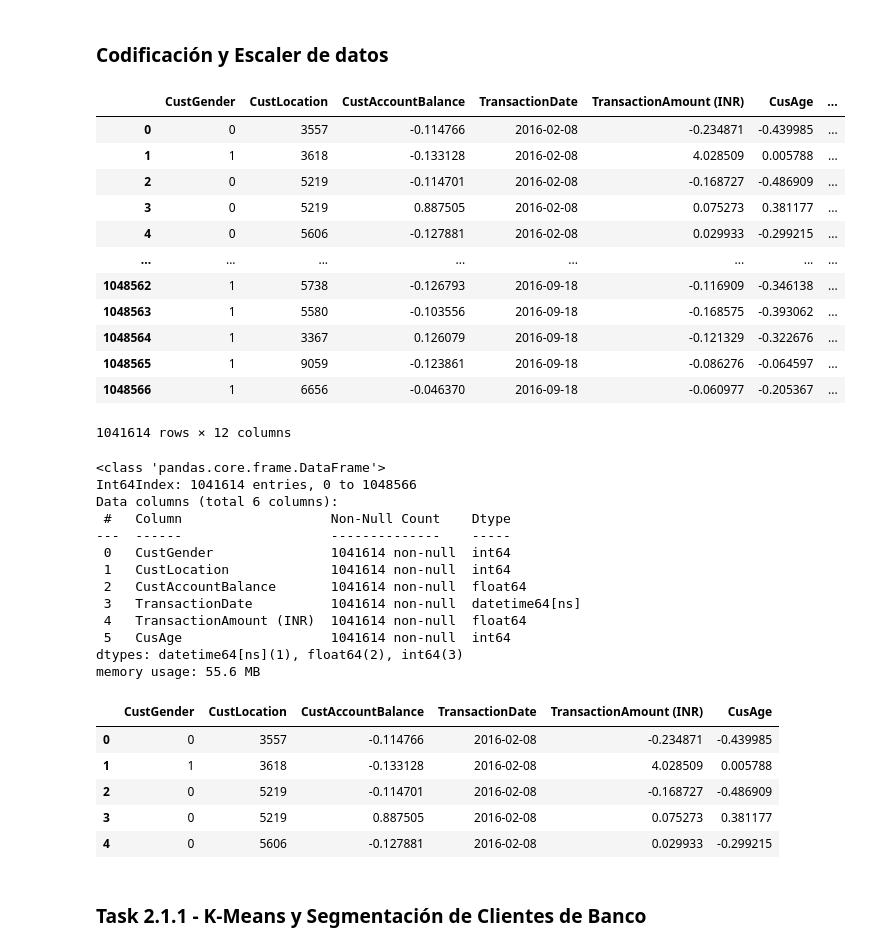
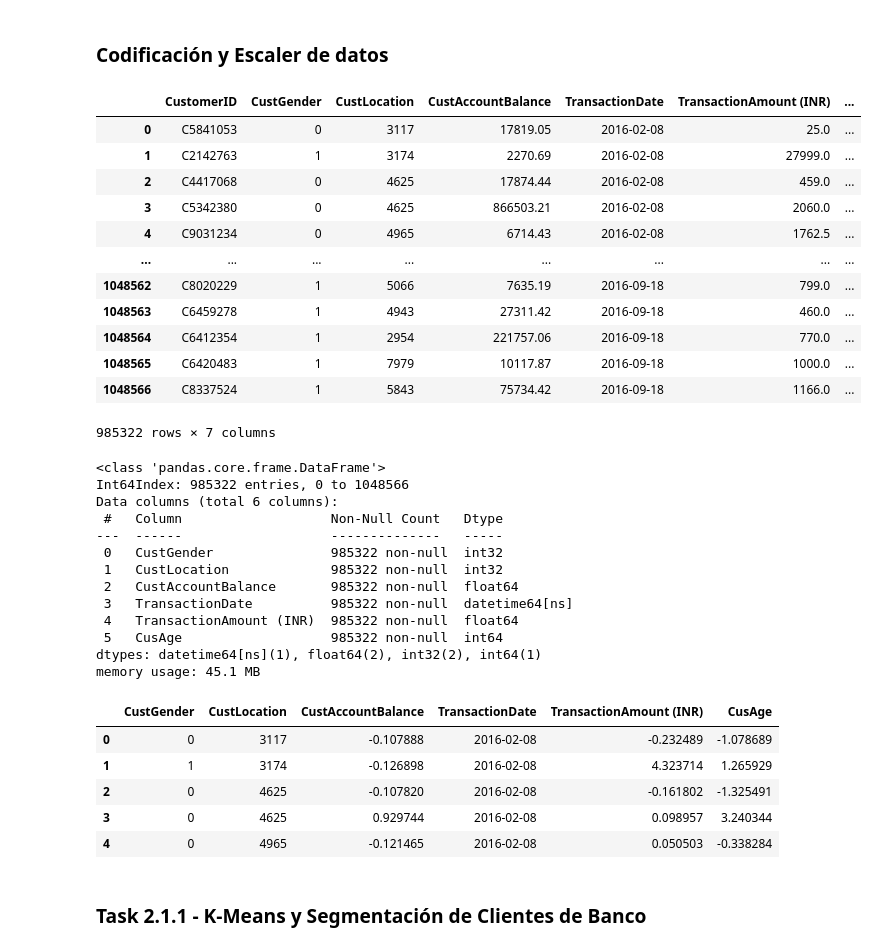
Before and after one commit to DanielMorales1103/Lab4-IA, a Jupyter notebook: lab4.ipynb, the cells around one changed output. Drawn from its saved outputs; the diff is of its cells as text; code cells hidden in the pictures.

```diff
--- a/lab4.ipynb
+++ b/lab4.ipynb
@@ -202,44 +202,44 @@ plt.show()
 # %%
 from sklearn.preprocessing import LabelEncoder
 
 # Columnas no útiles para el análisis
-# df1.drop(columns=['TransactionID', 'CustomerDOB', 'TransactionTime'], axis=1, inplace=True)
+df1.drop(columns=['TransactionID', 'CustomerDOB', 'TransactionTime'], axis=1, inplace=True)
 
 encoder = LabelEncoder()
 df1['CustGender'] = encoder.fit_transform(df['CustGender'])
 df1['CustLocation'] = encoder.fit_transform(df['CustLocation'])
 df1
 # %% [output]
-|  | CustGender | CustLocation | CustAccountBalance | TransactionDate | TransactionAmount (INR) | CusAge | ... |
-| 0 | 0 | 3557 | -0.114766 | 2016-02-08 | -0.234871 | -0.439985 | ... |
-| 1 | 1 | 3618 | -0.133128 | 2016-02-08 | 4.028509 | 0.005788 | ... |
-| 2 | 0 | 5219 | -0.114701 | 2016-02-08 | -0.168727 | -0.486909 | ... |
-| 3 | 0 | 5219 | 0.887505 | 2016-02-08 | 0.075273 | 0.381177 | ... |
-| 4 | 0 | 5606 | -0.127881 | 2016-02-08 | 0.029933 | -0.299215 | ... |
+|  | CustomerID | CustGender | CustLocation | CustAccountBalance | TransactionDate | TransactionAmount (INR) | ... |
+| 0 | C5841053 | 0 | 3117 | 17819.05 | 2016-02-08 | 25.0 | ... |
+| 1 | C2142763 | 1 | 3174 | 2270.69 | 2016-02-08 | 27999.0 | ... |
+| 2 | C4417068 | 0 | 4625 | 17874.44 | 2016-02-08 | 459.0 | ... |
+| 3 | C5342380 | 0 | 4625 | 866503.21 | 2016-02-08 | 2060.0 | ... |
+| 4 | C9031234 | 0 | 4965 | 6714.43 | 2016-02-08 | 1762.5 | ... |
 | ... | ... | ... | ... | ... | ... | ... | ... |
-| 1048562 | 1 | 5738 | -0.126793 | 2016-09-18 | -0.116909 | -0.346138 | ... |
-| 1048563 | 1 | 5580 | -0.103556 | 2016-09-18 | -0.168575 | -0.393062 | ... |
-| 1048564 | 1 | 3367 | 0.126079 | 2016-09-18 | -0.121329 | -0.322676 | ... |
-| 1048565 | 1 | 9059 | -0.123861 | 2016-09-18 | -0.086276 | -0.064597 | ... |
-| 1048566 | 1 | 6656 | -0.046370 | 2016-09-18 | -0.060977 | -0.205367 | ... |
+| 1048562 | C8020229 | 1 | 5066 | 7635.19 | 2016-09-18 | 799.0 | ... |
+| 1048563 | C6459278 | 1 | 4943 | 27311.42 | 2016-09-18 | 460.0 | ... |
+| 1048564 | C6412354 | 1 | 2954 | 221757.06 | 2016-09-18 | 770.0 | ... |
+| 1048565 | C6420483 | 1 | 7979 | 10117.87 | 2016-09-18 | 1000.0 | ... |
+| 1048566 | C8337524 | 1 | 5843 | 75734.42 | 2016-09-18 | 1166.0 | ... |
-1041614 rows × 12 columns
+985322 rows × 7 columns
 # %%
 df1.drop('CustomerID', axis=1, inplace=True)
 df1.info()
 # %% [output]
 <class 'pandas.core.frame.DataFrame'>
-Int64Index: 1041614 entries, 0 to 1048566
+Int64Index: 985322 entries, 0 to 1048566
 Data columns (total 6 columns):
- #   Column                   Non-Null Count    Dtype
----  ------                   --------------    -----
- 0   CustGender               1041614 non-null  int64
- 1   CustLocation             1041614 non-null  int64
- 2   CustAccountBalance       1041614 non-null  float64
- 3   TransactionDate          1041614 non-null  datetime64[ns]
- 4   TransactionAmount (INR)  1041614 non-null  float64
- 5   CusAge                   1041614 non-null  int64
-dtypes: datetime64[ns](1), float64(2), int64(3)
-memory usage: 55.6 MB
+ #   Column                   Non-Null Count   Dtype
+---  ------                   --------------   -----
+ 0   CustGender               985322 non-null  int32
+ 1   CustLocation             985322 non-null  int32
+ 2   CustAccountBalance       985322 non-null  float64
+ 3   TransactionDate          985322 non-null  datetime64[ns]
+ 4   TransactionAmount (INR)  985322 non-null  float64
+ 5   CusAge                   985322 non-null  int64
+dtypes: datetime64[ns](1), float64(2), int32(2), int64(1)
+memory usage: 45.1 MB
 # %%
 scaler = StandardScaler()
 # escalamiento de variables numericas
@@ -248,11 +248,11 @@ df1[numerical] = scaler.fit_transform(df1[numerical])
 df1.head()
 # %% [output]
 |  | CustGender | CustLocation | CustAccountBalance | TransactionDate | TransactionAmount (INR) | CusAge |
-| 0 | 0 | 3557 | -0.114766 | 2016-02-08 | -0.234871 | -0.439985 |
-| 1 | 1 | 3618 | -0.133128 | 2016-02-08 | 4.028509 | 0.005788 |
-| 2 | 0 | 5219 | -0.114701 | 2016-02-08 | -0.168727 | -0.486909 |
-| 3 | 0 | 5219 | 0.887505 | 2016-02-08 | 0.075273 | 0.381177 |
-| 4 | 0 | 5606 | -0.127881 | 2016-02-08 | 0.029933 | -0.299215 |
+| 0 | 0 | 3117 | -0.107888 | 2016-02-08 | -0.232489 | -1.078689 |
+| 1 | 1 | 3174 | -0.126898 | 2016-02-08 | 4.323714 | 1.265929 |
+| 2 | 0 | 4625 | -0.107820 | 2016-02-08 | -0.161802 | -1.325491 |
+| 3 | 0 | 4625 | 0.929744 | 2016-02-08 | 0.098957 | 3.240344 |
+| 4 | 0 | 4965 | -0.121465 | 2016-02-08 | 0.050503 | -0.338284 |
 # %% [markdown]
 ### **Task 2.1.1 - K-Means y Segmentación de Clientes de Banco**
 # %% [markdown]
```
Also changed, not shown: parts of 2 cells of this notebook.
